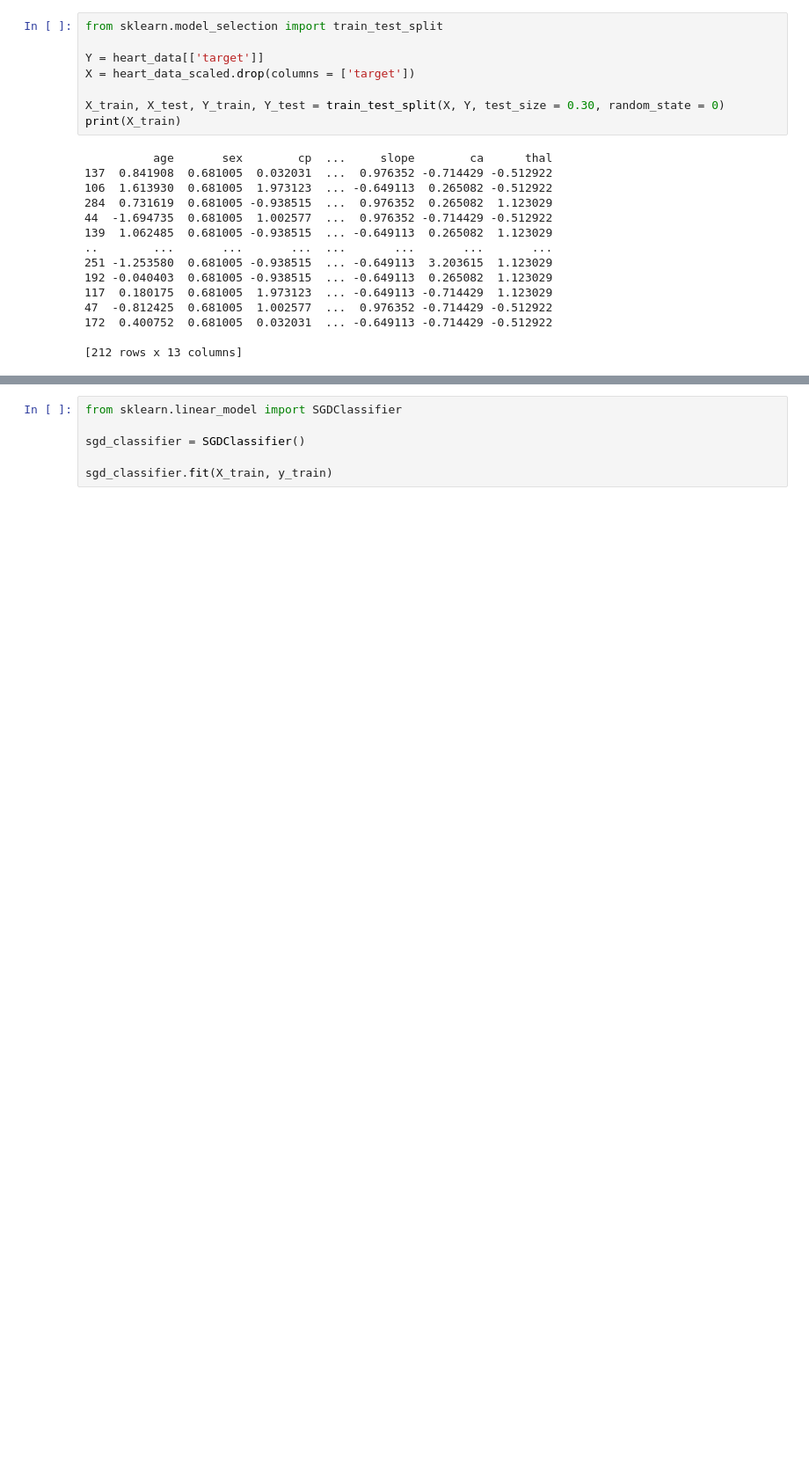
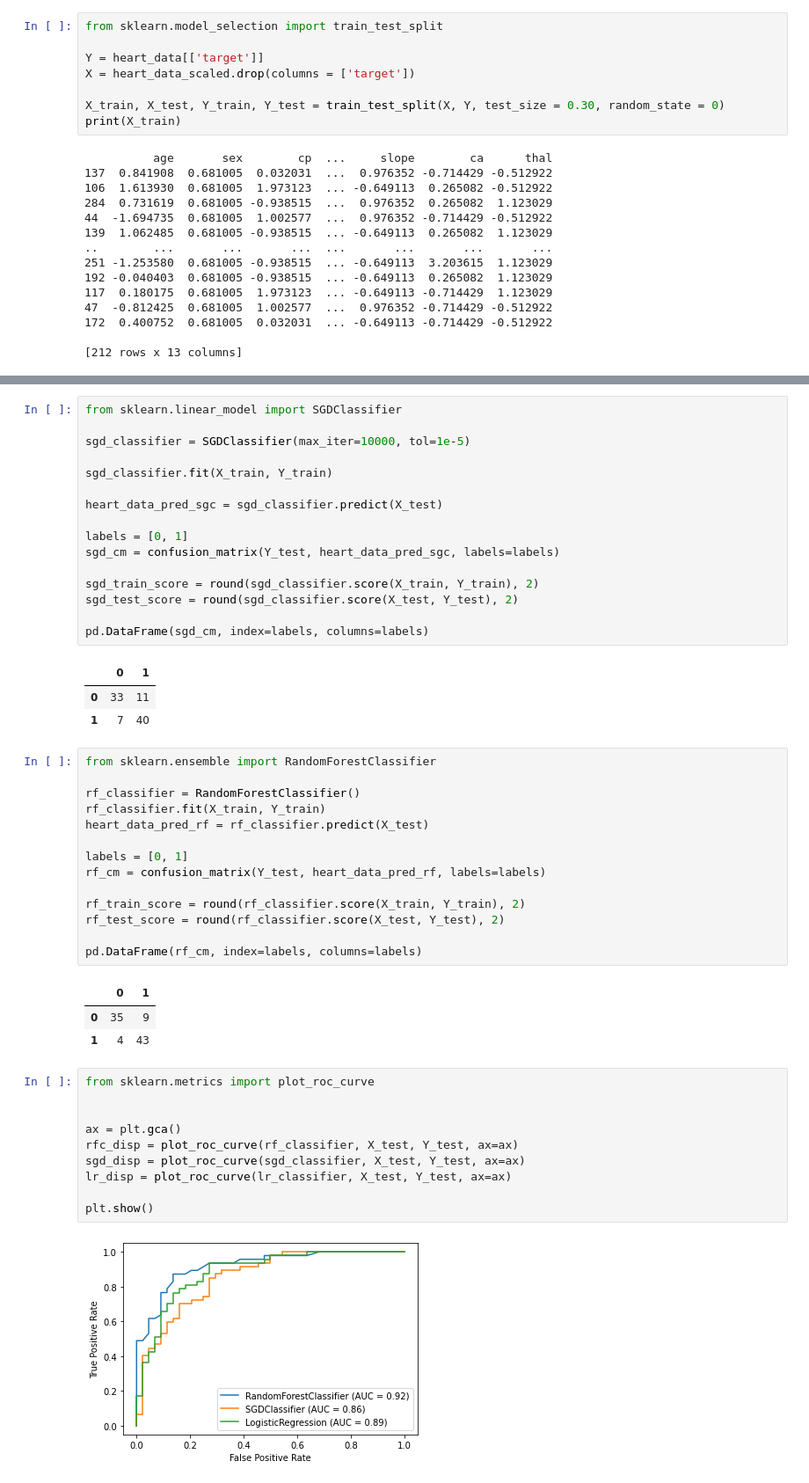
Before and after one commit to robd123/AML, a Jupyter notebook: Project3/Project3.ipynb, the cells around one changed output, grey strips where cells are left out. Shown at 88% size. Cells and saved outputs as stored; diff of their text form; blank space fills up the shorter version.

```diff
--- a/Project3/Project3.ipynb
+++ b/Project3/Project3.ipynb
@@ -127,9 +130,53 @@ pd.DataFrame(lr_cm, index=labels, columns=labels)
 |  | 0 | 1 |
 | 0 | 32 | 12 |
 | 1 | 5 | 42 |
-# %%
-from sklearn.linear_model import SGDClassifier
-
-sgd_classifier = SGDClassifier()
-
-sgd_classifier.fit(X_train, y_train)
+# %%
+from sklearn.linear_model import SGDClassifier
+
+sgd_classifier = SGDClassifier(max_iter=10000, tol=1e-5)
+
+sgd_classifier.fit(X_train, Y_train)
+
+heart_data_pred_sgc = sgd_classifier.predict(X_test)
+
+labels = [0, 1]
+sgd_cm = confusion_matrix(Y_test, heart_data_pred_sgc, labels=labels)
+
+sgd_train_score = round(sgd_classifier.score(X_train, Y_train), 2)
+sgd_test_score = round(sgd_classifier.score(X_test, Y_test), 2)
+
+pd.DataFrame(sgd_cm, index=labels, columns=labels)
+# %% [output]
+|  | 0 | 1 |
+| 0 | 33 | 11 |
+| 1 | 7 | 40 |
+# %%
+from sklearn.ensemble import RandomForestClassifier
+
+rf_classifier = RandomForestClassifier()
+rf_classifier.fit(X_train, Y_train)
+heart_data_pred_rf = rf_classifier.predict(X_test)
+
+labels = [0, 1]
+rf_cm = confusion_matrix(Y_test, heart_data_pred_rf, labels=labels)
+
+rf_train_score = round(rf_classifier.score(X_train, Y_train), 2)
+rf_test_score = round(rf_classifier.score(X_test, Y_test), 2)
+
+pd.DataFrame(rf_cm, index=labels, columns=labels)
+# %% [output]
+|  | 0 | 1 |
+| 0 | 35 | 9 |
+| 1 | 4 | 43 |
+# %%
+from sklearn.metrics import plot_roc_curve
+
+
+ax = plt.gca()
+rfc_disp = plot_roc_curve(rf_classifier, X_test, Y_test, ax=ax)
+sgd_disp = plot_roc_curve(sgd_classifier, X_test, Y_test, ax=ax)
+lr_disp = plot_roc_curve(lr_classifier, X_test, Y_test, ax=ax)
+
+plt.show()
+# %% [output]
+[figure, added]
```
Also changed, not shown: parts of 2 cells of this notebook.
